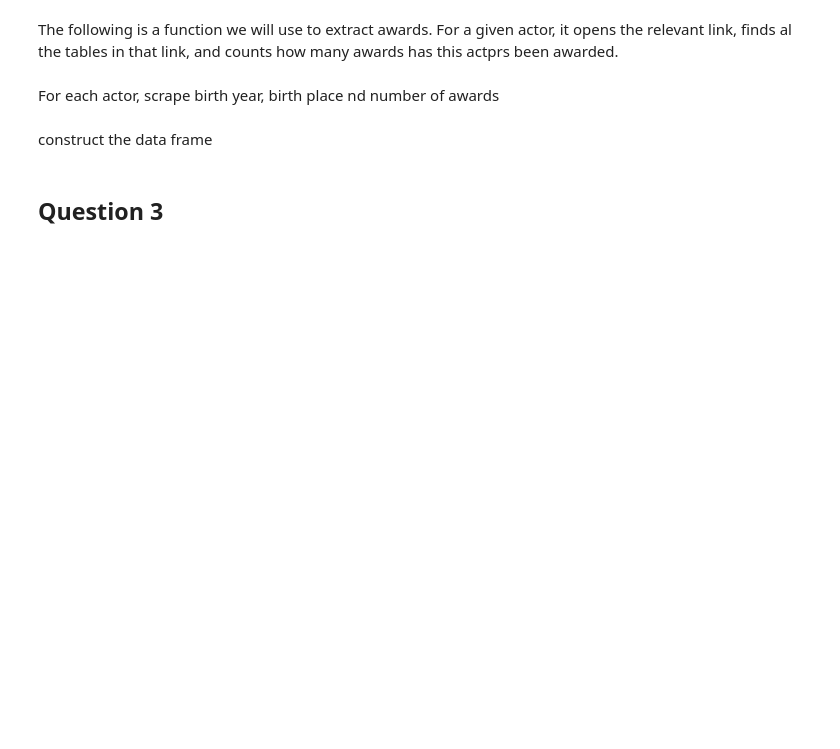
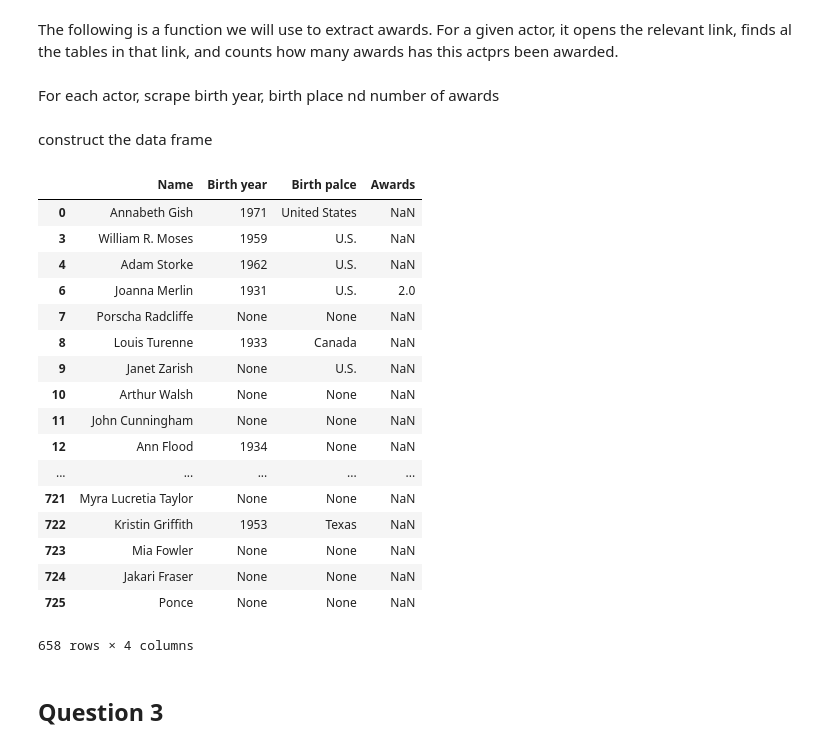
Before and after one commit to saarzeev/WikiScrapper, a Jupyter notebook: Assignment1Notebook.ipynb, the cells around one changed output. Cells and saved outputs as stored; diff of their text form; code cells hidden in the pictures; blank space fills up the shorter version.

Commit message:
Add files via upload
updated with more  comments and none in few places

```diff
--- a/Assignment1Notebook.ipynb
+++ b/Assignment1Notebook.ipynb
@@ -97,7 +118,7 @@ for movie_link in df["Links"]:
                     name = name[:name.find(' as ')]
                 if not name == "Julia Roberts":
                     actors_list.append(name)
-                    link_list.append("")
+                    link_list.append(None)
     except:
         None
 
@@ -126,9 +166,9 @@ def findAwardsFunc(name):
 # %% [markdown]
 For each actor, scrape birth year, birth place nd number of awards
 # %%
-BD=[]
-BP=[]
-AW=[]
+BD=[] #will have the birth year data
+BP=[] #will have the birth country data
+AW=[] #will have the awards data
 
 tmpNames=actorsdf['Name']
 ind = 0
@@ -147,7 +187,7 @@ for co_actor_link in actorsdf["Link"]:
         coactorpage = urlopen(co_actor_link)
         soup = BeautifulSoup(coactorpage, features="html.parser")
 
-
+        #find personal info: birthdate birth country and awards
         findTable = soup.find('table', class_='infobox biography vcard')
         if not findTable:
             BD.append(None)
@@ -167,7 +207,7 @@ for co_actor_link in actorsdf["Link"]:
             BP.append(birthplace[len(birthplace)-1])
         else:
             BP.append(None)
-
+        #this section is dealing with the finding the awards
         findAwards = soup.findAll("td", style="background: #99FF99; color: black; vertical-align: middle; text-align: center;")
         countAwards = 0
         try:
@@ -177,15 +217,15 @@ for co_actor_link in actorsdf["Link"]:
                 countAwards = countAwards + str(findAwards).count("Honored")
 
                 if countAwards == 0:
-                    countAwards = findAwardsFunc(tmpNames[ind])
+                    countAwards = findAwardsFunc(tmpNames[ind]) #use external link to try find the awards
             else:
-                countAwards = findAwardsFunc(tmpNames[ind])
+                countAwards = findAwardsFunc(tmpNames[ind]) #use external link to try find the awards
             if countAwards == -1:
                 AW.append(None)
             else:
                 AW.append(countAwards)
         except:
-            AW.append(0)
+            AW.append(None)
     except:
         None
 
@@ -204,8 +244,27 @@ actorsdf['Birth year'] = BD
 actorsdf['Birth palce'] = BP
 actorsdf['Awards'] = AW
 # %%
-question_2 = actorsdf.copy().drop("Links", axis=1)
+question_2 = actorsdf.copy().drop("Link", axis=1)
 question_2
+# %% [output]
+|  | Name | Birth year | Birth palce | Awards |
+| 0 | Annabeth Gish | 1971 | United States | NaN |
+| 3 | William R. Moses | 1959 | U.S. | NaN |
+| 4 | Adam Storke | 1962 | U.S. | NaN |
+| 6 | Joanna Merlin | 1931 | U.S. | 2.0 |
+| 7 | Porscha Radcliffe | None | None | NaN |
+| 8 | Louis Turenne | 1933 | Canada | NaN |
+| 9 | Janet Zarish | None | U.S. | NaN |
+| 10 | Arthur Walsh | None | None | NaN |
+| 11 | John Cunningham | None | None | NaN |
+| 12 | Ann Flood | 1934 | None | NaN |
+| ... | ... | ... | ... | ... |
+| 721 | Myra Lucretia Taylor | None | None | NaN |
+| 722 | Kristin Griffith | 1953 | Texas | NaN |
+| 723 | Mia Fowler | None | None | NaN |
+| 724 | Jakari Fraser | None | None | NaN |
+| 725 | Ponce | None | None | NaN |
+658 rows × 4 columns
 # %% [markdown]
 ## Question 3
 # %%
```
Also changed, not shown: parts of 4 cells of this notebook.
